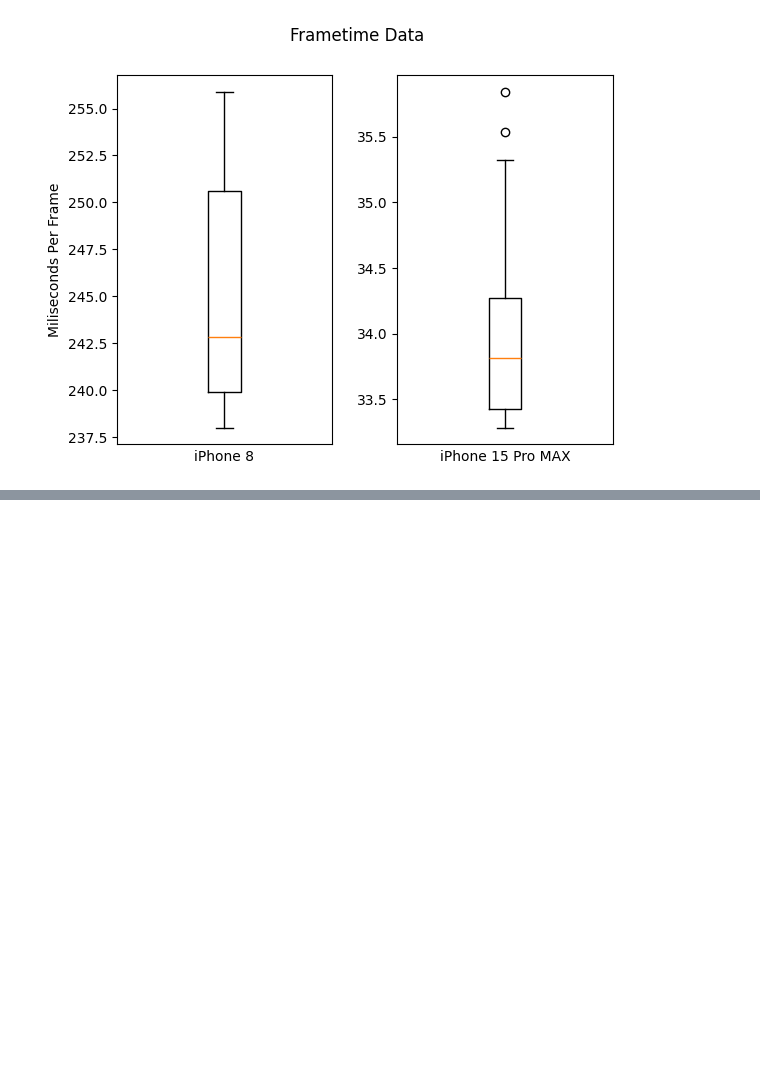
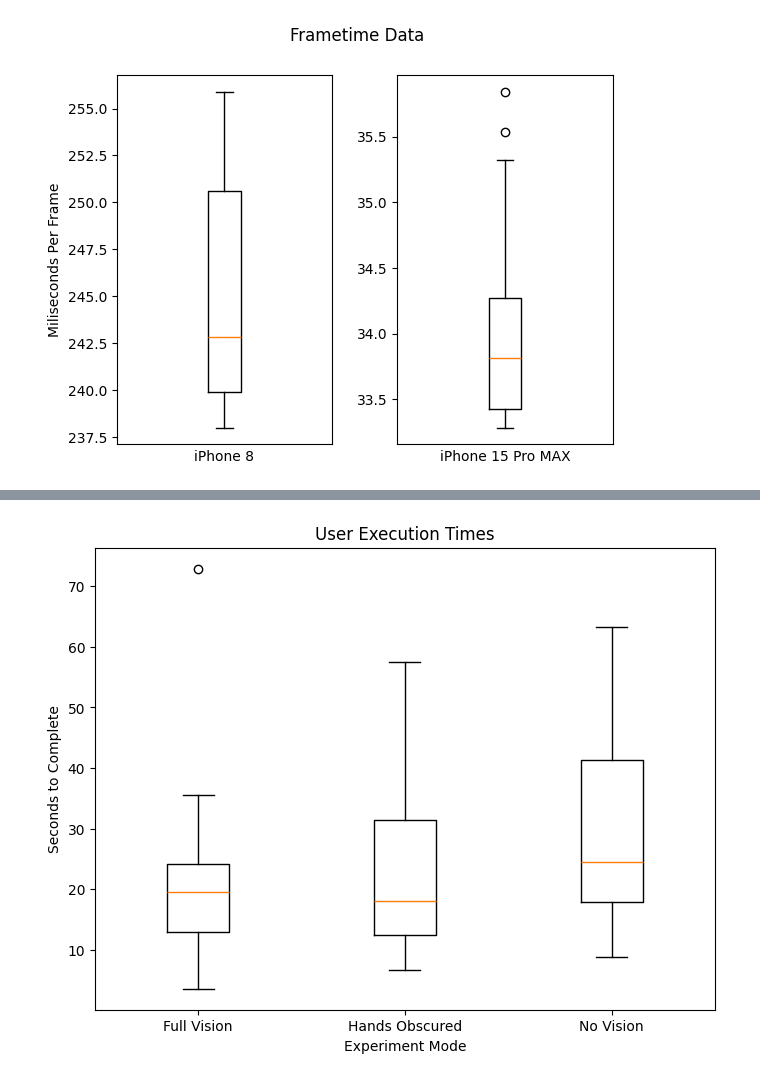
Before and after one commit to csu-hci-projects/FA23-FoldAR-Step-by-step-Instructions-for-Folding-Paper-Models-in-AR, a Jupyter notebook: FoldAR_Analysis.ipynb, the cells around one changed output, grey strips where cells are left out. Saved outputs shown, nothing was run; the diff lists cells and outputs as text; code cells hidden in the pictures; blank space fills up the shorter version.

Commit message:
Cleaned up functions and Added timing data

```diff
--- a/FoldAR_Analysis.ipynb
+++ b/FoldAR_Analysis.ipynb
@@ -267,7 +279,7 @@ IQR: 1.0
 [figure]
 [figure]
 # %%
-dataframe = read_file('sessionData-200_7-0.csv', dir='Data_7')[0]
+dataframe = read_file('sessionData-200_7-0.csv', dir='Data_7')
 dataframe = dataframe[50:-55]
 
 plot_pairwise(dataframe, finger_name='ring')
@@ -382,3 +408,15 @@ plt.show()
 # %% [output]
 <Figure size 800x600 with 0 Axes>
 [figure]
+# %%
+mode0_times = []
+for f in mode0:
+    # print(f)
+    dataframe = read_file(f)
+    duration = get_session_time(dataframe).total_seconds()
+    mode0_times.append(duration)
+    print(f'{f}: {duration}')
+
+print()
+
+mode0_stats = get_statistics(mode0_times)
@@ -384,0 +441,10 @@ plt.show()
+# %%
+mode1_times = []
+for f in mode1:
+    # print(f)
+    dataframe = read_file(f)
+    duration = get_session_time(dataframe).total_seconds()
+    mode1_times.append(duration)
+    print(f'{f}: {duration}')
+
+mode1_stats = get_statistics(mode1_times)
@@ -384,0 +469,10 @@ plt.show()
+# %%
+mode2_times = []
+for f in mode2:
+    # print(f)
+    dataframe = read_file(f)
+    duration = get_session_time(dataframe).total_seconds()
+    mode2_times.append(duration)
+    print(f'{f}: {duration}')
+
+mode2_stats = get_statistics(mode2_times)
@@ -384,0 +497,10 @@ plt.show()
+# %%
+fig = plt.figure(figsize =(8, 6))
+plt.boxplot((mode0_times, mode1_times, mode2_times))
+plt.title("User Execution Times")
+plt.ylabel("Seconds to Complete")
+plt.xticks(np.arange(3)+1, ('Full Vision', 'Hands Obscured', 'No Vision'))
+plt.xlabel('Experiment Mode')
+plt.show()
+# %% [output]
+[figure, added]
```
Also changed, not shown: parts of 12 cells of this notebook.
